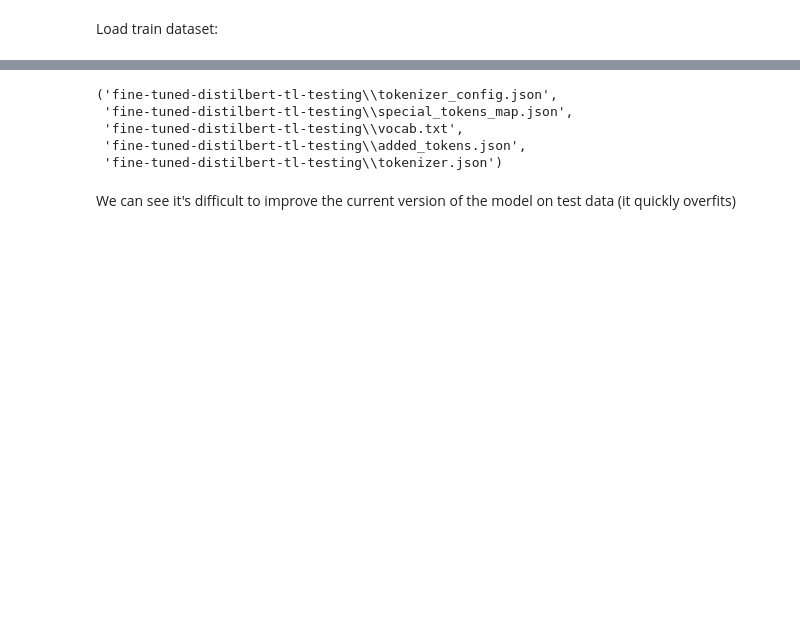
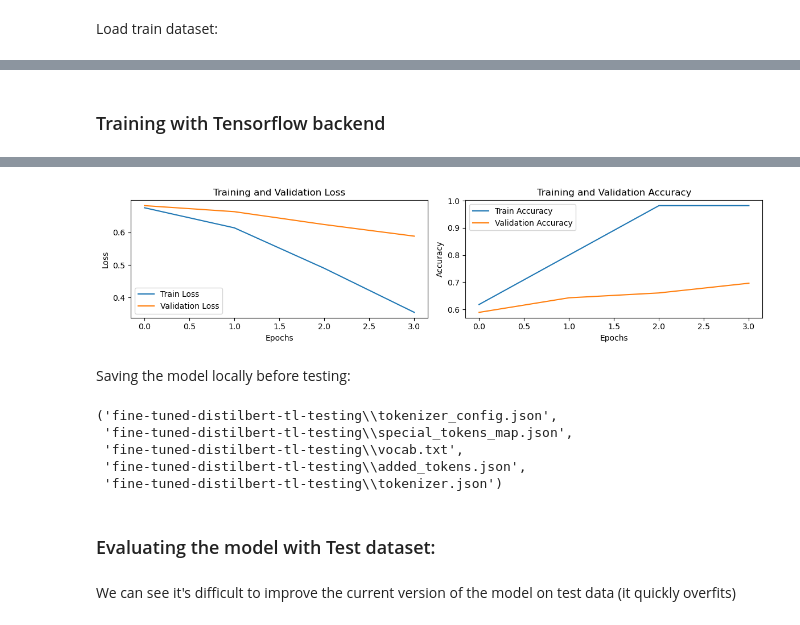
Before and after one commit to reddgr/chatbot-response-scoring-scbn-rqtl, a Jupyter notebook: tl-model-training-workflow.ipynb, the cells around one changed output, grey strips where cells are left out. Cells and saved outputs as stored; diff of their text form; code cells hidden in the pictures; blank space fills up the shorter version.

Commit message:
TL training workflow

```diff
--- a/tl-model-training-workflow.ipynb
+++ b/tl-model-training-workflow.ipynb
@@ -243,0 +161,71 @@ Epoch 5 - Train Loss: 0.0527 - Eval Loss: 2.5139
+# %% [markdown]
+### Training with Tensorflow backend
+# %%
+# Split data into train and test sets using `datasets` library
+dataset_split = dataset.train_test_split(test_size=0.5, seed=39)
+train_dataset = dataset_split['train']
+# This is not the original Test set, but a validation set
+# train_test_split generates it with the name 'test', not to be confused with the 'test' split of the original dataset
+eval_dataset = dataset_split['test']
+
+tokenizer = AutoTokenizer.from_pretrained('distilbert-base-uncased')
+model = TFAutoModelForSequenceClassification.from_pretrained('distilbert-base-uncased', num_labels=2)
+
+def tokenize_function(examples, tokenizer=tokenizer):
+    return tokenizer(examples["text"], padding="max_length", truncation=True)
+
+# tokenized_dataset = dataset.map(lambda x: tokenize_function(x, tokenizer), batched=True)
+
+tokenized_train_dataset = train_dataset.map(tokenize_function, batched=True)
+tokenized_eval_dataset = eval_dataset.map(tokenize_function, batched=True)
+
+# Convert tokenized datasets to TensorFlow datasets
+train_tf_dataset = tokenized_train_dataset.to_tf_dataset(
+    columns=["attention_mask", "input_ids"],
+    label_cols=["label"],
+    shuffle=True,
+    batch_size=8
+)
+
+eval_tf_dataset = tokenized_eval_dataset.to_tf_dataset(
+    columns=["attention_mask", "input_ids"],
+    label_cols=["label"],
+    shuffle=False,
+    batch_size=8
+)
+
+# Compile the model
+optimizer = tf.keras.optimizers.Adam(learning_rate=0.00002)
+loss = tf.keras.losses.SparseCategoricalCrossentropy(from_logits=True)
+model.compile(optimizer=optimizer, loss=loss, metrics=['accuracy'])
+
+clear_output(wait=True) # remove library warnings
+history = model.fit(
+    train_tf_dataset,
+    validation_data=eval_tf_dataset,
+    epochs=4
+)
+
+# Plot training and validation losses and accuracies in a 1x2 grid
+fig, axes = plt.subplots(1, 2, figsize=(12, 3))
+epochs = range(1, len(history.history['loss']) + 1)
+
+# Plot losses
+axes[0].plot(history.history['loss'], label='Train Loss')
+axes[0].plot(history.history['val_loss'], label='Validation Loss')
+axes[0].set_xlabel('Epochs')
+axes[0].set_ylabel('Loss')
+axes[0].set_title('Training and Validation Loss')
+axes[0].legend()
+
+# Plot accuracies
+axes[1].plot(history.history['accuracy'], label='Train Accuracy')
+axes[1].plot(history.history['val_accuracy'], label='Validation Accuracy')
+axes[1].set_xlabel('Epochs')
+axes[1].set_ylabel('Accuracy')
+axes[1].set_title('Training and Validation Accuracy')
+axes[1].legend()
+
+plt.tight_layout()
+plt.show()
+# %% [output]
@@ -244,3 +240,6 @@ Epoch 5 - Train Loss: 0.0527 - Eval Loss: 2.5139
+[figure, added]
+# %% [markdown]
+Saving the model locally before testing:
 # %%
 model.save_pretrained("fine-tuned-distilbert-tl-testing")
 tokenizer.save_pretrained("fine-tuned-distilbert-tl-testing")
@@ -250,6 +249,8 @@ tokenizer.save_pretrained("fine-tuned-distilbert-tl-testing")
  'fine-tuned-distilbert-tl-testing\\vocab.txt',
  'fine-tuned-distilbert-tl-testing\\added_tokens.json',
  'fine-tuned-distilbert-tl-testing\\tokenizer.json')
+# %% [markdown]
+### Evaluating the model with Test dataset:
 # %% [markdown]
 We can see it's difficult to improve the current version of the model on test data (it quickly overfits)
 # %%
```
Also changed, not shown: parts of 19 cells of this notebook, 4 other files.
